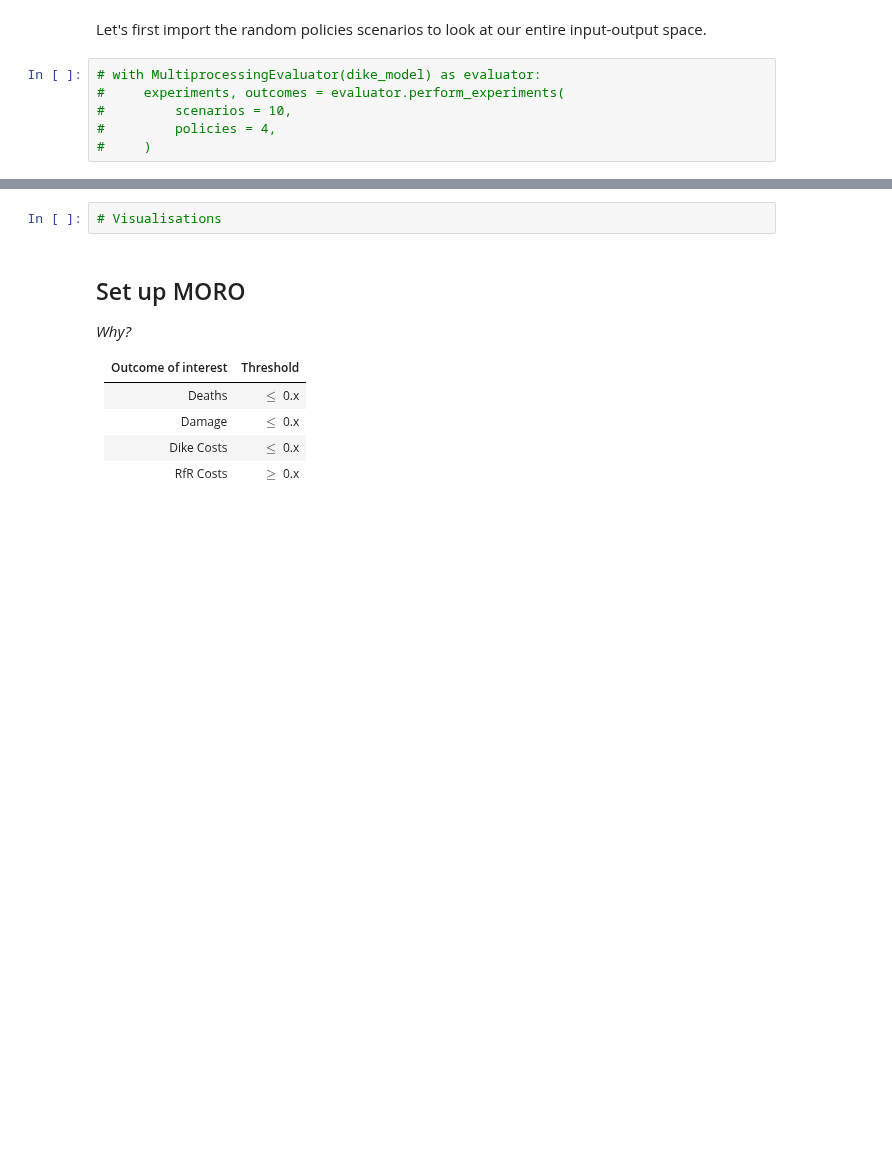
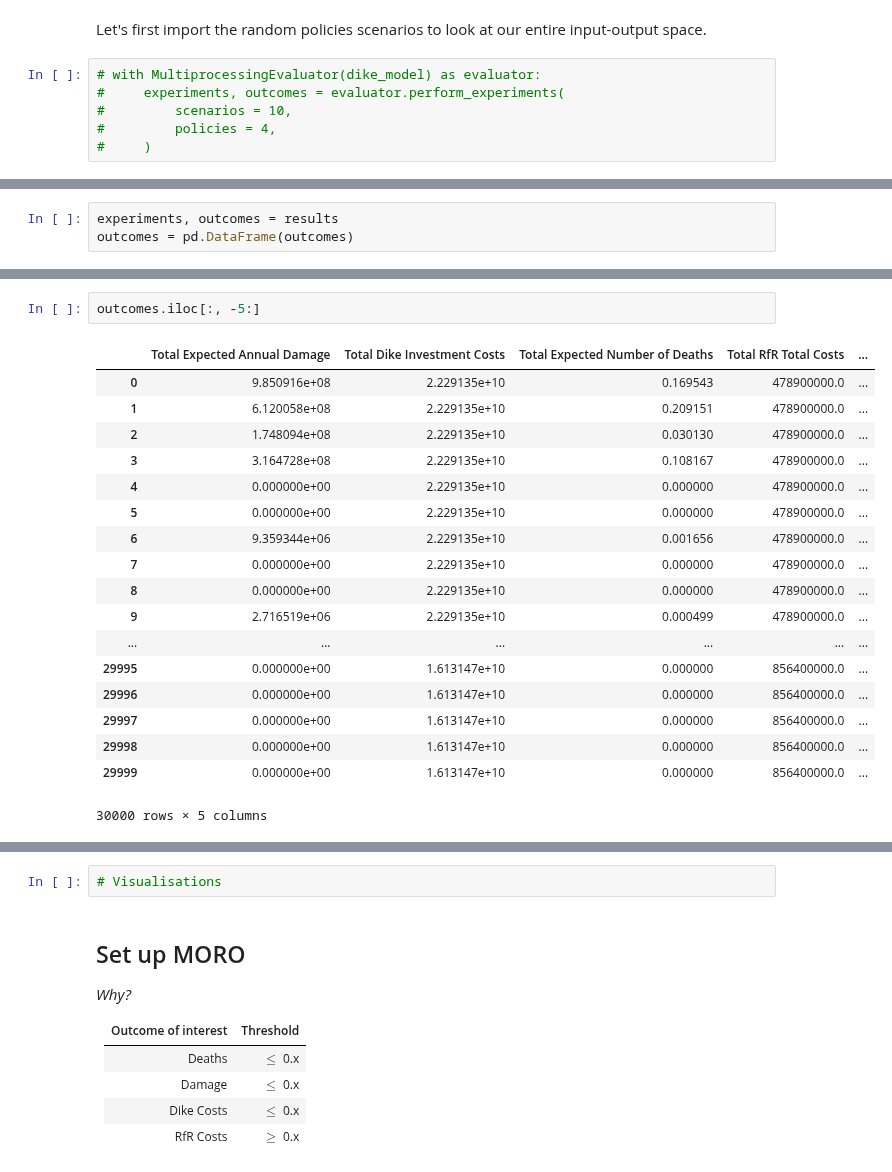
Before and after one commit to WKSu/Model-based-decision-making, a Jupyter notebook: Directed Search.ipynb, the cells around one changed output, grey strips where cells are left out. Drawn from its saved outputs; the diff is of its cells as text; blank space fills up the shorter version.

Commit message:
Find expected ranges outcomes

```diff
--- a/Directed Search.ipynb
+++ b/Directed Search.ipynb
@@ -40,0 +41,3 @@ results = load_results('outcomes/400Scenarios75Policies.csv')
+# %%
+experiments, outcomes = results
+outcomes = pd.DataFrame(outcomes)
@@ -40,0 +81,21 @@ results = load_results('outcomes/400Scenarios75Policies.csv')
+# %%
+outcomes.iloc[:, -5:]
+# %% [output]
+|  | Total Expected Annual Damage | Total Dike Investment Costs | Total Expected Number of Deaths | Total RfR Total Costs | ... |
+| 0 | 9.850916e+08 | 2.229135e+10 | 0.169543 | 478900000.0 | ... |
+| 1 | 6.120058e+08 | 2.229135e+10 | 0.209151 | 478900000.0 | ... |
+| 2 | 1.748094e+08 | 2.229135e+10 | 0.030130 | 478900000.0 | ... |
+| 3 | 3.164728e+08 | 2.229135e+10 | 0.108167 | 478900000.0 | ... |
+| 4 | 0.000000e+00 | 2.229135e+10 | 0.000000 | 478900000.0 | ... |
+| 5 | 0.000000e+00 | 2.229135e+10 | 0.000000 | 478900000.0 | ... |
+| 6 | 9.359344e+06 | 2.229135e+10 | 0.001656 | 478900000.0 | ... |
+| 7 | 0.000000e+00 | 2.229135e+10 | 0.000000 | 478900000.0 | ... |
+| 8 | 0.000000e+00 | 2.229135e+10 | 0.000000 | 478900000.0 | ... |
+| 9 | 2.716519e+06 | 2.229135e+10 | 0.000499 | 478900000.0 | ... |
+| ... | ... | ... | ... | ... | ... |
+| 29995 | 0.000000e+00 | 1.613147e+10 | 0.000000 | 856400000.0 | ... |
+| 29996 | 0.000000e+00 | 1.613147e+10 | 0.000000 | 856400000.0 | ... |
+| 29997 | 0.000000e+00 | 1.613147e+10 | 0.000000 | 856400000.0 | ... |
+| 29998 | 0.000000e+00 | 1.613147e+10 | 0.000000 | 856400000.0 | ... |
+| 29999 | 0.000000e+00 | 1.613147e+10 | 0.000000 | 856400000.0 | ... |
+30000 rows × 5 columns
```
Also changed, not shown: parts of 9 cells of this notebook.
